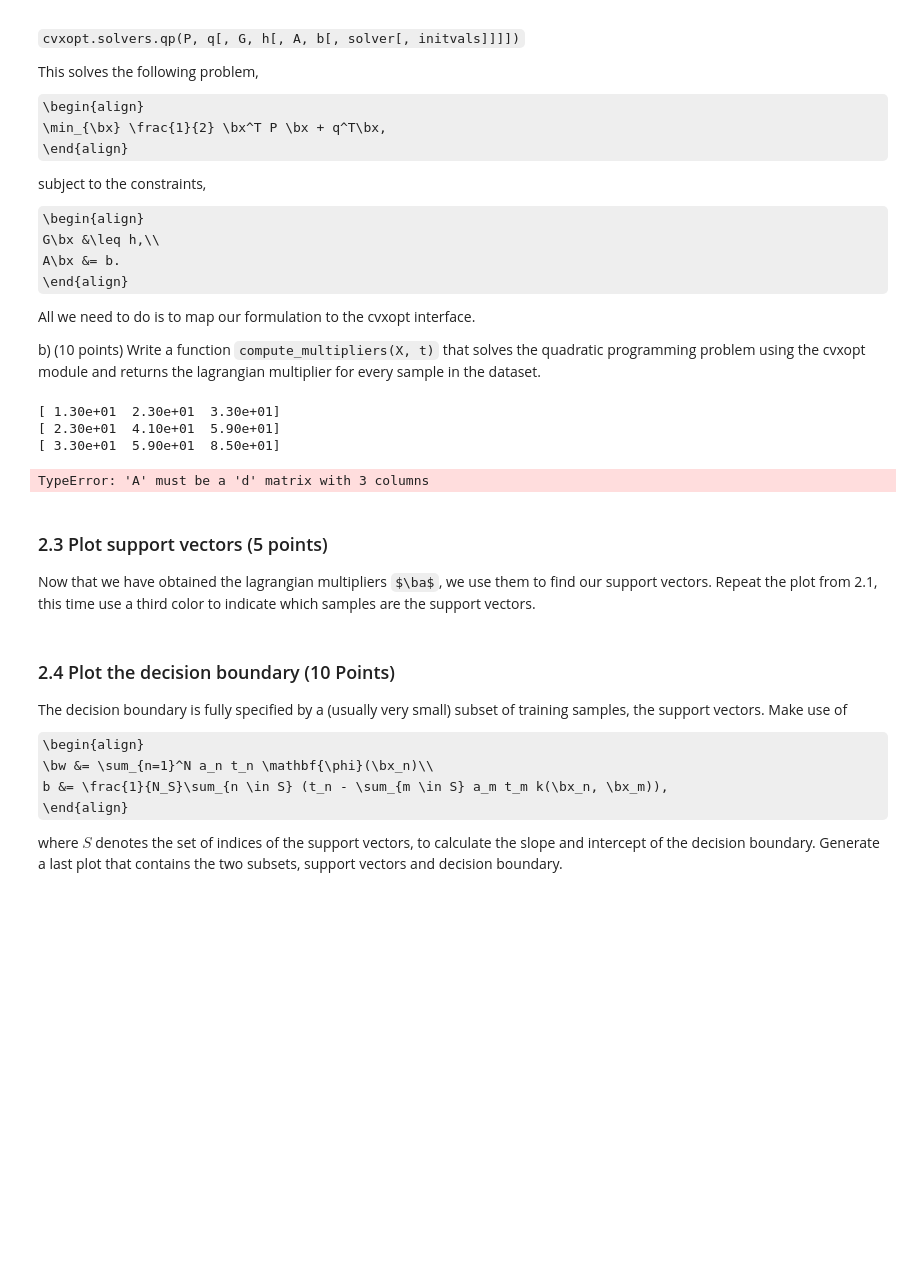
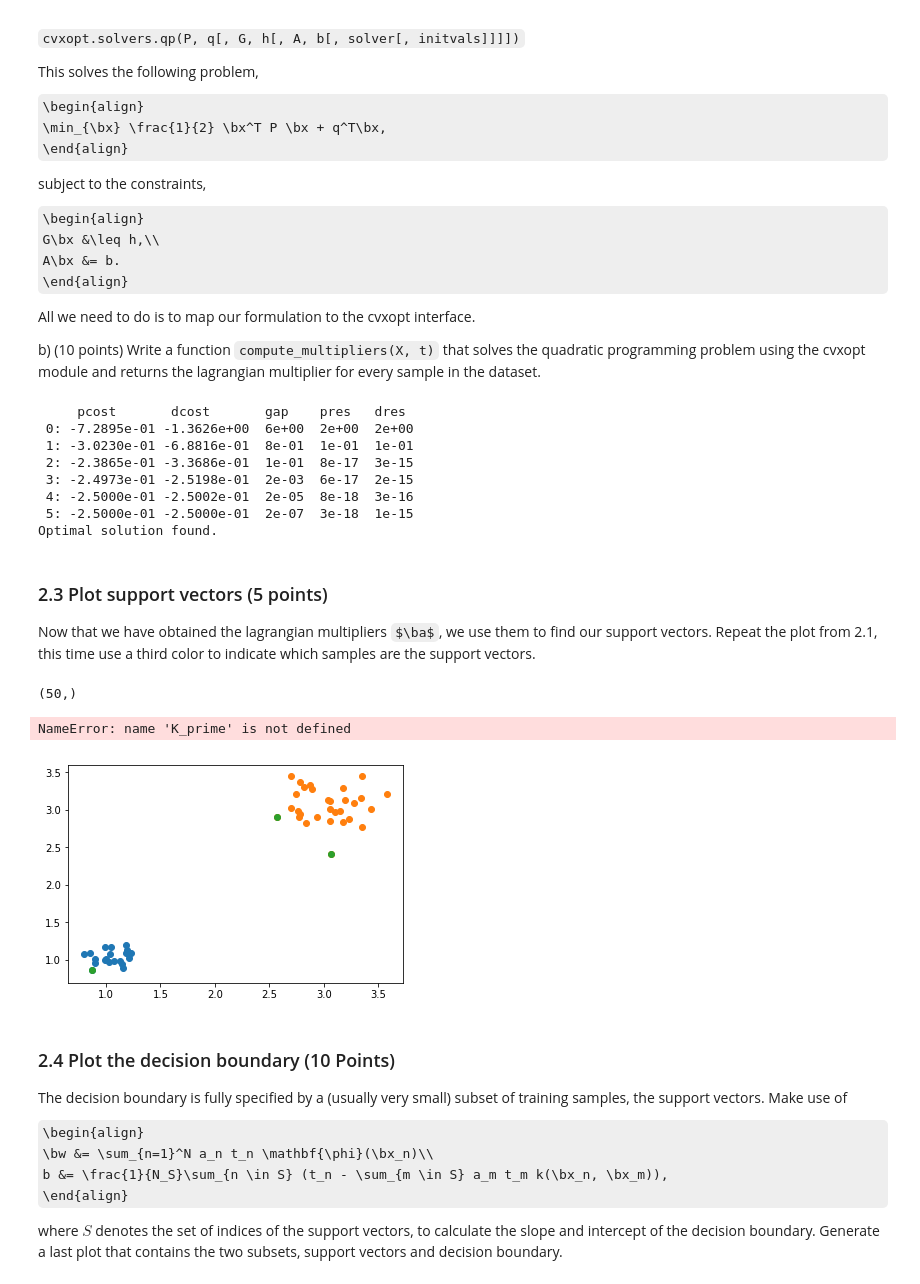
Before and after one commit to OlineRanum/Machine-Learning-1, a Jupyter notebook: Lab2/lab2-1.ipynb, the cells around one changed output. Drawn from its saved outputs; the diff is of its cells as text; code cells hidden in the pictures; some formulas as TeX source; blank space fills up the shorter version.

Commit message:
Fixed mistake in calculating K (K_prime with signs of lables)

```diff
--- a/Lab2/lab2-1.ipynb
+++ b/Lab2/lab2-1.ipynb
@@ -465,15 +464,19 @@ from cvxopt import matrix
 def compute_multipliers(X, t):
     n = X.shape[0]
     G = cvxopt.matrix(-np.eye(n))
-    A = cvxopt.matrix(t)
+    A = cvxopt.matrix(t, (1, n), 'd')
     q = cvxopt.matrix(-np.ones((n,1)))
     h = cvxopt.matrix(np.zeros(n))
     b = cvxopt.matrix([0.0])
 
     K = computeK(X)
     K = K.astype('float')
-    P = cvxopt.matrix(K)
-    print(A)
+    K_prime = K.copy()
+    for i in range(K.shape[0]):
+        for j in range(K.shape[1]):
+            K_prime[i,j] = t[i]*t[j]*K[i,j]
+
+    P = cvxopt.matrix(K_prime)
 
     sol = cvxopt.solvers.qp(P, q, G, h, A, b)
     a = np.array(sol['x'])
@@ -489,10 +492,14 @@ a_test = compute_multipliers(X_test, t_test)
 
 assert a_test.shape == (N_test, 1)
 # %% [output]
-[ 1.30e+01  2.30e+01  3.30e+01]
-[ 2.30e+01  4.10e+01  5.90e+01]
-[ 3.30e+01  5.90e+01  8.50e+01]
+     pcost       dcost       gap    pres   dres
+ 0: -7.2895e-01 -1.3626e+00  6e+00  2e+00  2e+00
+ 1: -3.0230e-01 -6.8816e-01  8e-01  1e-01  1e-01
+ 2: -2.3865e-01 -3.3686e-01  1e-01  8e-17  3e-15
+ 3: -2.4973e-01 -2.5198e-01  2e-03  6e-17  2e-15
+ 4: -2.5000e-01 -2.5002e-01  2e-05  8e-18  3e-16
+ 5: -2.5000e-01 -2.5000e-01  2e-07  3e-18  1e-15
+Optimal solution found.
-TypeError: 'A' must be a 'd' matrix with 3 columns
 # %% [markdown]
 ### 2.3 Plot support vectors (5 points)
 Now that we have obtained the lagrangian multipliers $\ba$, we use them to find our support vectors. Repeat the plot from 2.1, this time use a third color to indicate which samples are the support vectors.
@@ -502,3 +506,27 @@ raise NotImplementedError()
+# %%
+t.shape
+# %% [output]
+(50,)
+# %%
+X, t = create_X_and_t(X1, X2)
+a = compute_multipliers(X, t)
+
+tol = 1e-5
+
+selected = (a.flatten() > tol)
+t = t.reshape(-1,1)*1
+t_selected = t[selected]
+X_selected = X[selected]
+selected
+# %% [output]
+NameError: name 'K_prime' is not defined
+# %%
+plt.scatter(X1[:,0], X1[:,1])
+plt.scatter(X2[:,0], X2[:,1])
+plt.scatter(X_selected[:,0], X_selected[:,1])
+plt.show()
+# %% [output]
+[figure, added]
 # %% [markdown]
 ### 2.4 Plot the decision boundary (10 Points)
 The decision boundary is fully specified by a (usually very small) subset of training samples, the support vectors. Make use of
```
Also changed, not shown: parts of 7 cells of this notebook.
